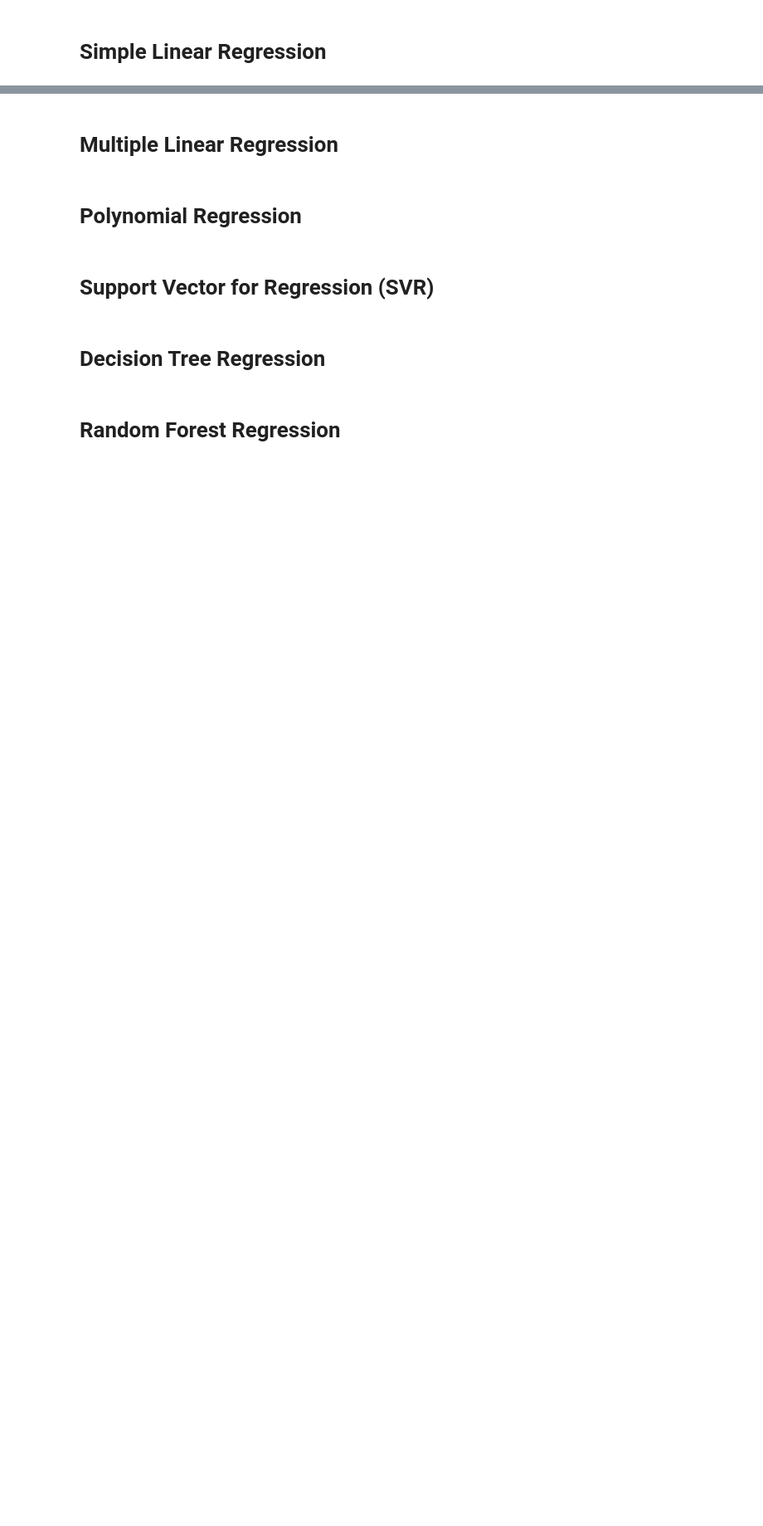
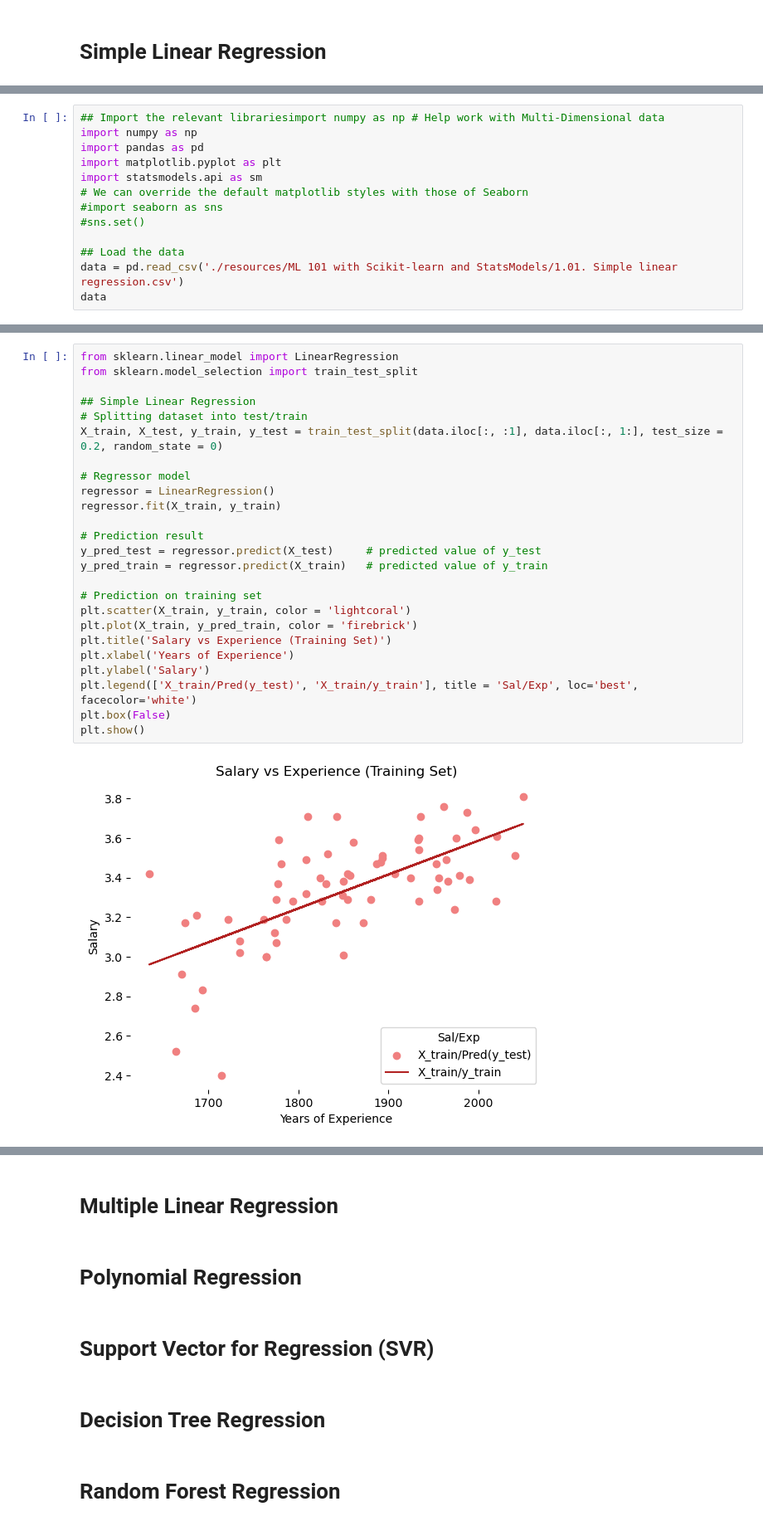
Before and after one commit to R7patel/Notes, a Jupyter notebook: 3_Regression.ipynb, the cells around one changed output, grey strips where cells are left out. Shown at 83% size. Saved outputs shown, nothing was run; the diff lists cells and outputs as text; blank space fills up the shorter version.

Commit message:
worklog SL Regression

```diff
--- a/3_Regression.ipynb
+++ b/3_Regression.ipynb
@@ -19,0 +41,13 @@ http://diamondclover.com/simple-linear-regression.html
+# %%
+## Import the relevant librariesimport numpy as np # Help work with Multi-Dimensional data
+import numpy as np
+import pandas as pd
+import matplotlib.pyplot as plt
+import statsmodels.api as sm
+# We can override the default matplotlib styles with those of Seaborn
+#import seaborn as sns
+#sns.set()
+
+## Load the data
+data = pd.read_csv('./resources/ML 101 with Scikit-learn and StatsModels/1.01. Simple linear regression.csv')
+data
@@ -19,0 +96,27 @@ http://diamondclover.com/simple-linear-regression.html
+# %%
+from sklearn.linear_model import LinearRegression
+from sklearn.model_selection import train_test_split
+
+## Simple Linear Regression
+# Splitting dataset into test/train
+X_train, X_test, y_train, y_test = train_test_split(data.iloc[:, :1], data.iloc[:, 1:], test_size = 0.2, random_state = 0)
+
+# Regressor model
+regressor = LinearRegression()
+regressor.fit(X_train, y_train)
+
+# Prediction result
+y_pred_test = regressor.predict(X_test)     # predicted value of y_test
+y_pred_train = regressor.predict(X_train)   # predicted value of y_train
+
+# Prediction on training set
+plt.scatter(X_train, y_train, color = 'lightcoral')
+plt.plot(X_train, y_pred_train, color = 'firebrick')
+plt.title('Salary vs Experience (Training Set)')
+plt.xlabel('Years of Experience')
+plt.ylabel('Salary')
+plt.legend(['X_train/Pred(y_test)', 'X_train/y_train'], title = 'Sal/Exp', loc='best', facecolor='white')
+plt.box(False)
+plt.show()
+# %% [output]
+[figure, added]
```
Also changed, not shown: parts of 11 cells of this notebook, 5 other files.
